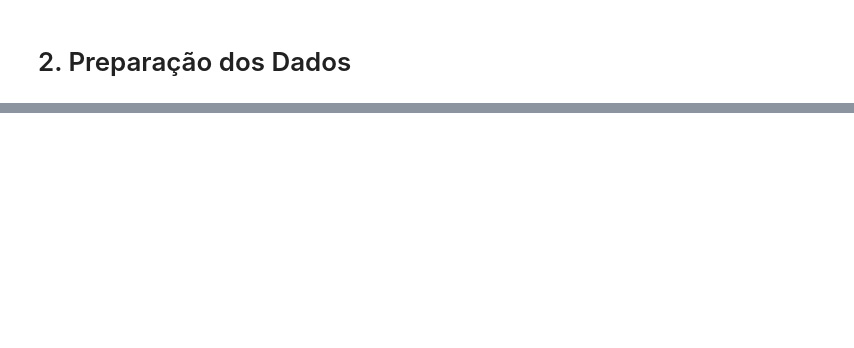
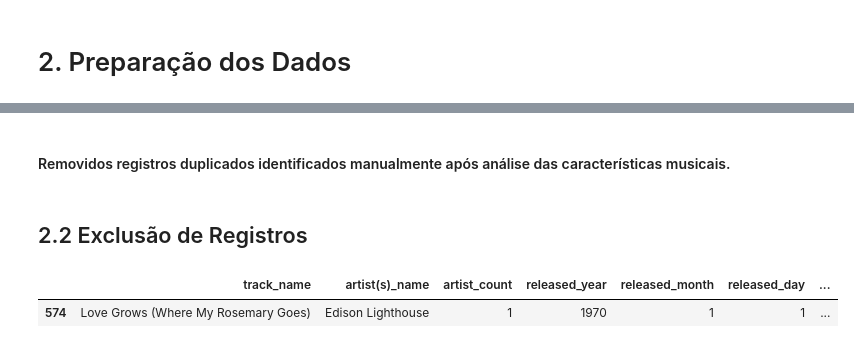
Before and after one commit to Felipeglnd/eda_spotify, a Jupyter notebook: spotify-hit-analysis/notebooks/eda_spotify.ipynb, the cells around one changed output, grey strips where cells are left out. Cells and saved outputs as stored; diff of their text form; code cells hidden in the pictures; blank space fills up the shorter version.

```diff
--- a/spotify-hit-analysis/notebooks/eda_spotify.ipynb
+++ b/spotify-hit-analysis/notebooks/eda_spotify.ipynb
@@ -311,0 +337,10 @@ Não foi identificado um padrão claro de negócio associado aos valores nulos.
+# %% [markdown]
+#### Removidos registros duplicados identificados manualmente após análise das características musicais.
+# %% [markdown]
+## 2.2 Exclusão de Registros
+# %%
+# Inserção de informação errada na coluna de Streams.
+df[df['track_name'] == 'Love Grows (Where My Rosemary Goes)']
+# %% [output]
+|  | track_name | artist(s)_name | artist_count | released_year | released_month | released_day | ... |
+| 574 | Love Grows (Where My Rosemary Goes) | Edison Lighthouse | 1 | 1970 | 1 | 1 | ... |
```
Also changed, not shown: parts of 19 cells of this notebook.
